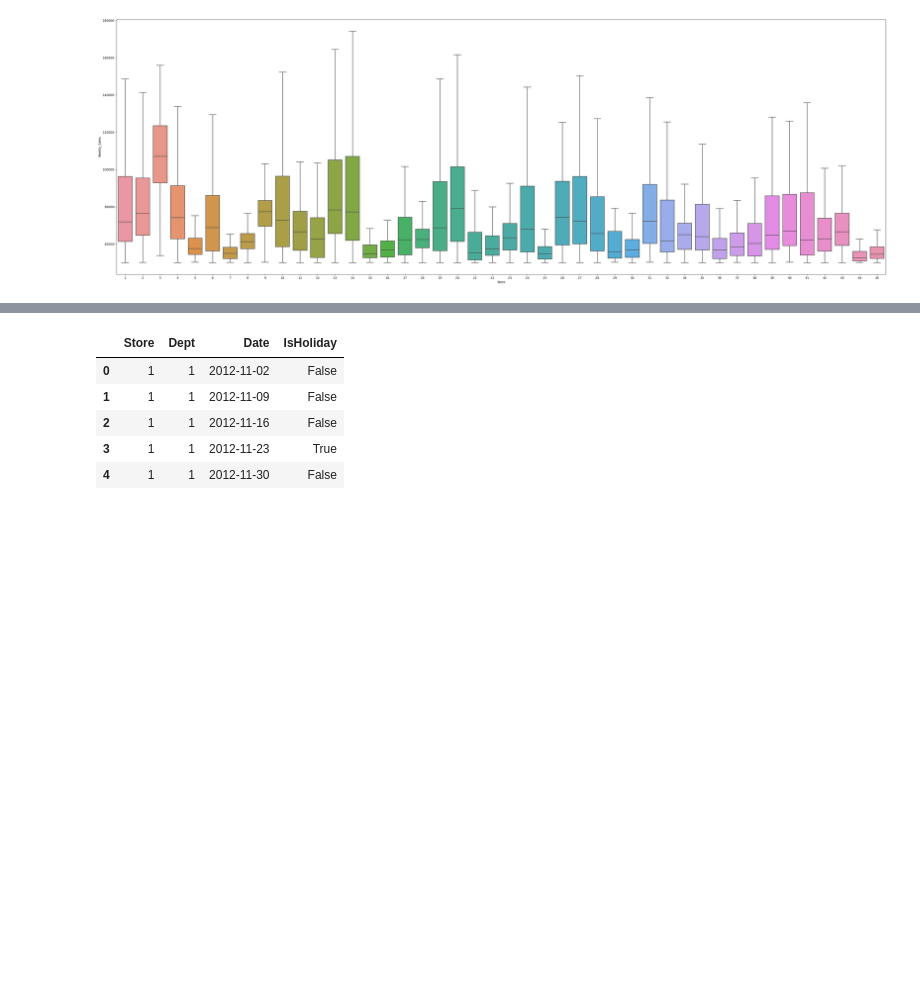
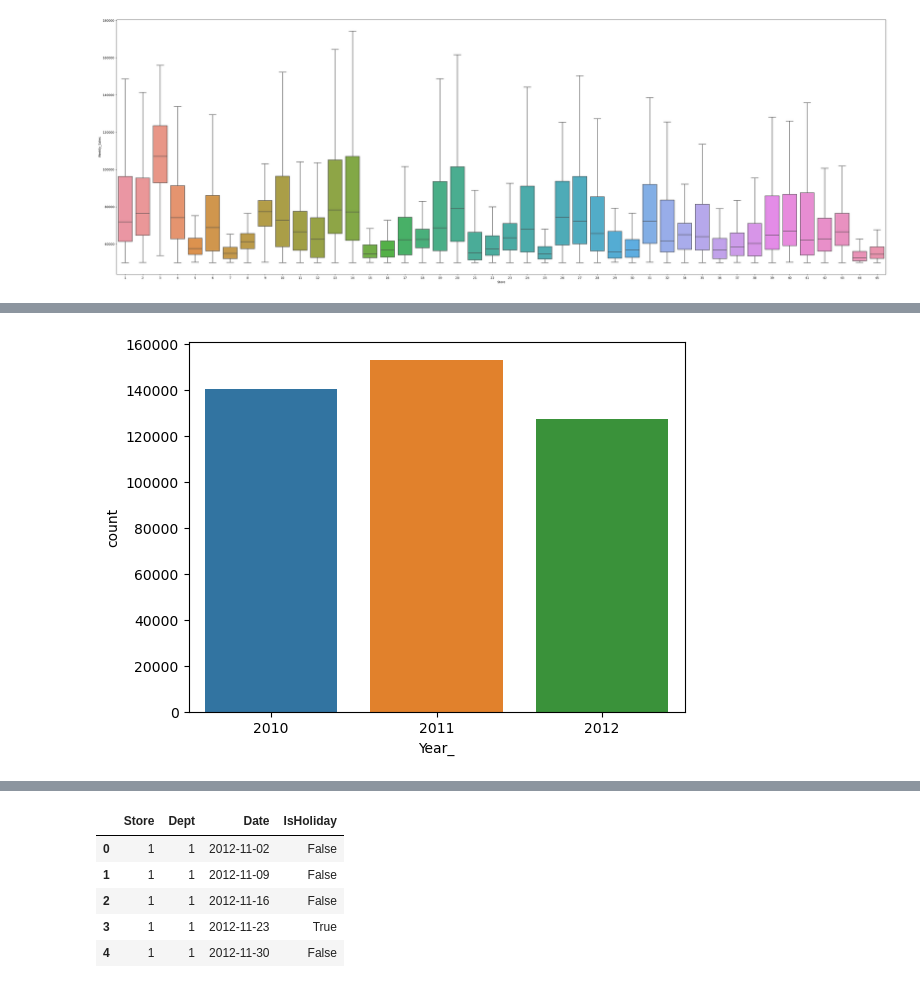
Before and after one commit to SamNijin/Walmart-Data-Analysis-Visualization, a Jupyter notebook: Walmart-Data-Analysis-Visualization.ipynb, the cells around one changed output, grey strips where cells are left out. Cells and saved outputs as stored; diff of their text form; code cells hidden in the pictures; blank space fills up the shorter version.

```diff
--- a/Walmart-Data-Analysis-Visualization.ipynb
+++ b/Walmart-Data-Analysis-Visualization.ipynb
@@ -275,0 +329,5 @@ plt.show()
+# %%
+sns.countplot(data=train_df, x='Year_')
+plt.show()
+# %% [output]
+[figure, added]
```
Also changed, not shown: parts of 31 cells of this notebook.
